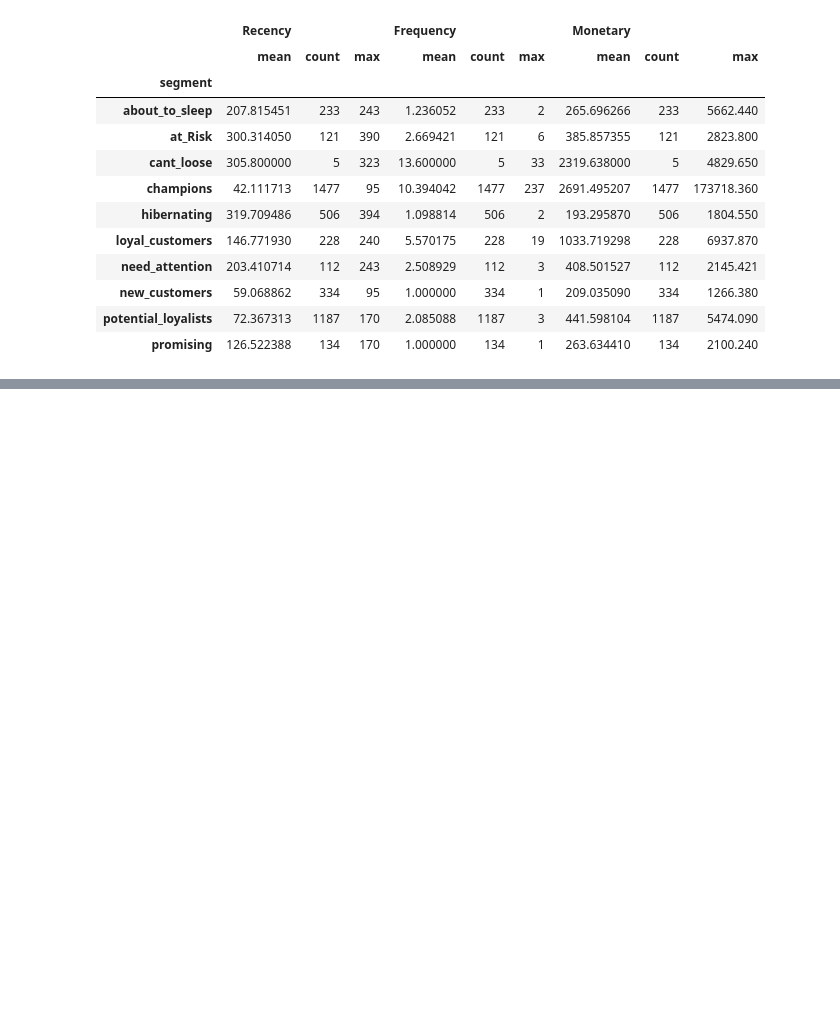
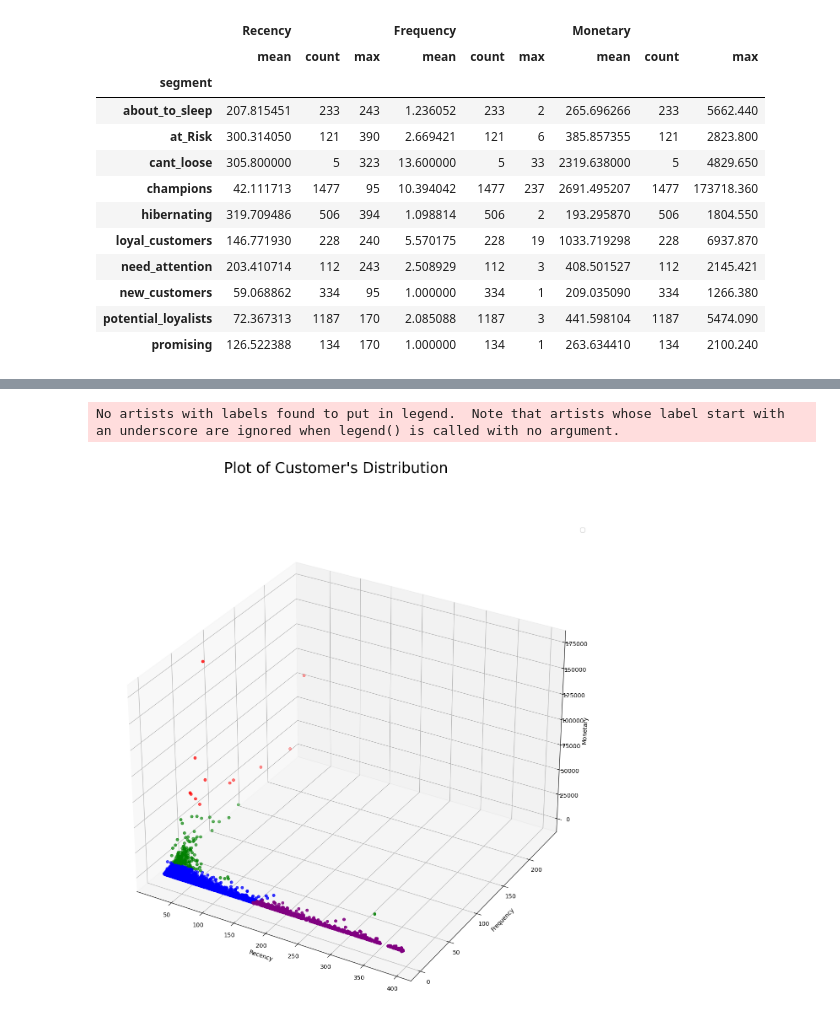
Before and after one commit to ABHISHEK-ALGO/Customer-Behaviour-and-Segmentation, a Jupyter notebook: Customer Behaviour and Segmentation.ipynb, the cells around one changed output, grey strips where cells are left out. Saved outputs shown, nothing was run; the diff lists cells and outputs as text; code cells hidden in the pictures; blank space fills up the shorter version.

```diff
--- a/Customer Behaviour and Segmentation.ipynb
+++ b/Customer Behaviour and Segmentation.ipynb
@@ -728,0 +630,7 @@ rfm[["segment", "Recency", "Frequency", "Monetary"]].groupby("segment").agg(agg_
+# %%
+kmeans = KMeans(n_clusters=4,n_init = 15, random_state=1)
+kmeans.fit(tn_scaled)
+centroids = kmeans.cluster_centers_
+centroids
+centroid_df = pd.DataFrame(centroids, columns = list(tn_scaled) )
+centroid_df
@@ -728,0 +643,19 @@ rfm[["segment", "Recency", "Frequency", "Monetary"]].groupby("segment").agg(agg_
+# %%
+df_labels = pd.DataFrame(kmeans.labels_ , columns = list(['labels']))
+df_labels['labels'] = df_labels['labels'].astype('category')
+# %%
+df_kmeans = tn_clustering.copy()
+df_kmeans['labels'] = df_labels['labels'].values
+# %%
+colors = np.array(["blue", "purple","red","green"])
+fig  = plt.figure(figsize = (15,15)).suptitle('Plot of Customer\'s Distribution', fontsize=25)
+ax = plt.axes(projection='3d')
+ax.scatter3D(df_kmeans["recency"], df_kmeans["frequency"], df_kmeans["monetary"], marker='o', c=colors[df_kmeans["labels"].tolist()])
+ax.set_xlabel('Recency')
+ax.set_ylabel('Frequency')
+ax.set_zlabel('Monetary')
+plt.legend()
+plt.show()
+# %% [output]
+No artists with labels found to put in legend.  Note that artists whose label start with an underscore are ignored when legend() is called with no argument.
+[figure, added]
```
Also changed, not shown: parts of 90 cells of this notebook.
